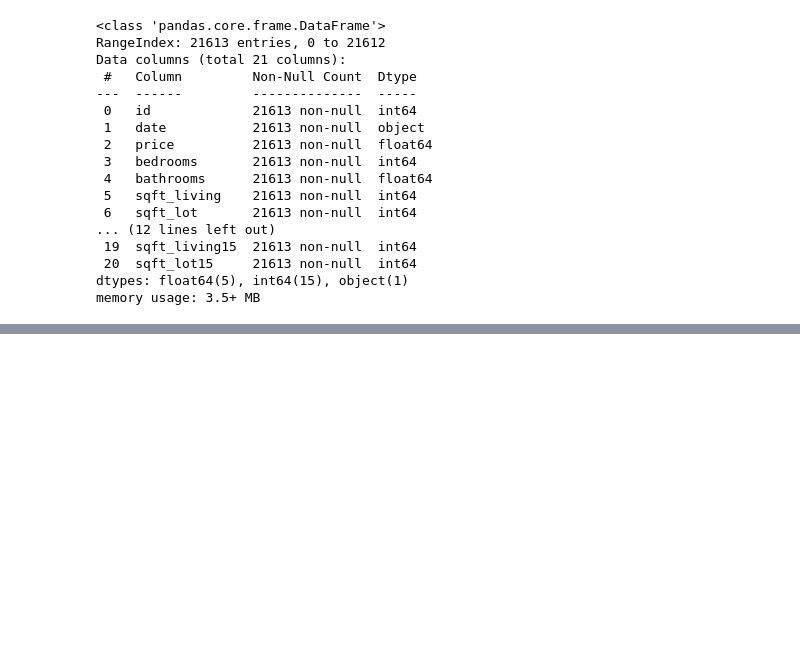
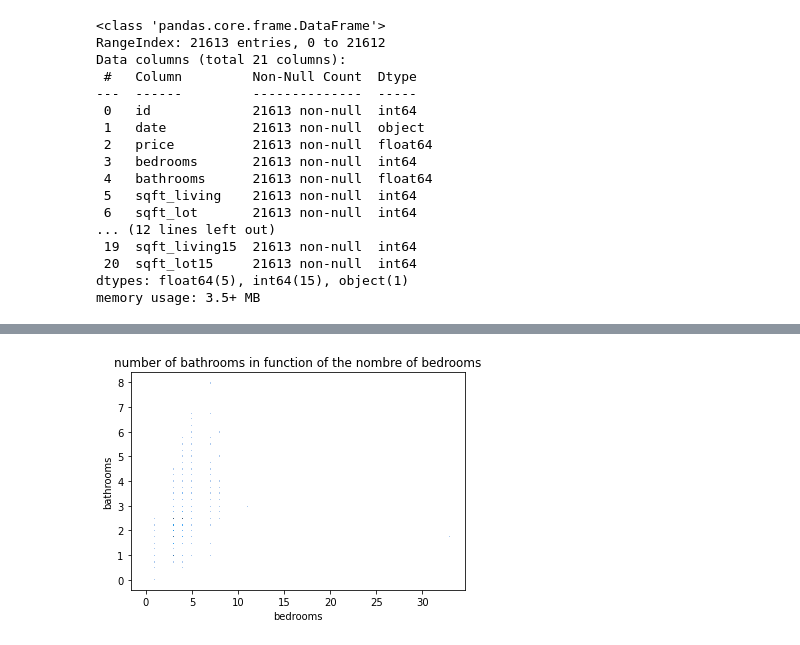
Before and after one commit to LanCaphe/house_price_prediction, a Jupyter notebook: house_prediction.ipynb, the cells around one changed output, grey strips where cells are left out. Drawn from its saved outputs; the diff is of its cells as text; code cells hidden in the pictures; blank space fills up the shorter version.

```diff
--- a/house_prediction.ipynb
+++ b/house_prediction.ipynb
@@ -30,0 +90,4 @@ memory usage: 3.5+ MB
+# %%
+nbr_bedrooms_vs_bathrooms = sns.histplot(data=df, x= "bedrooms", y="bathrooms").set_title('number of bathrooms in function of the nombre of bedrooms')
+# %% [output]
+[figure, added]
```
Also changed, not shown: parts of 11 cells of this notebook.
